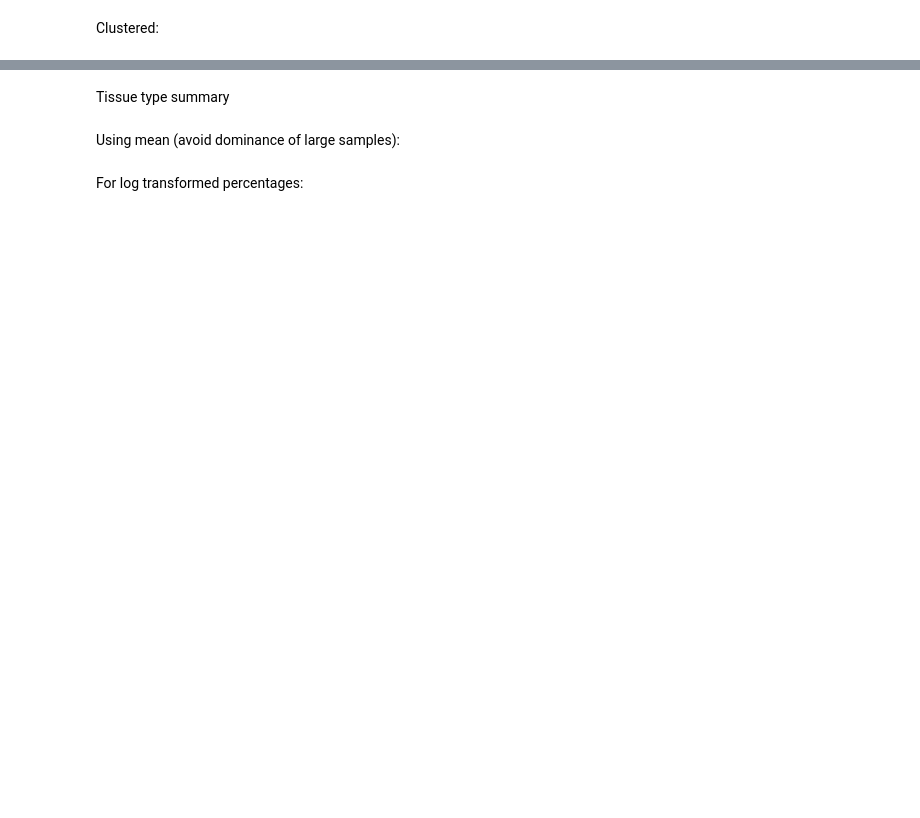
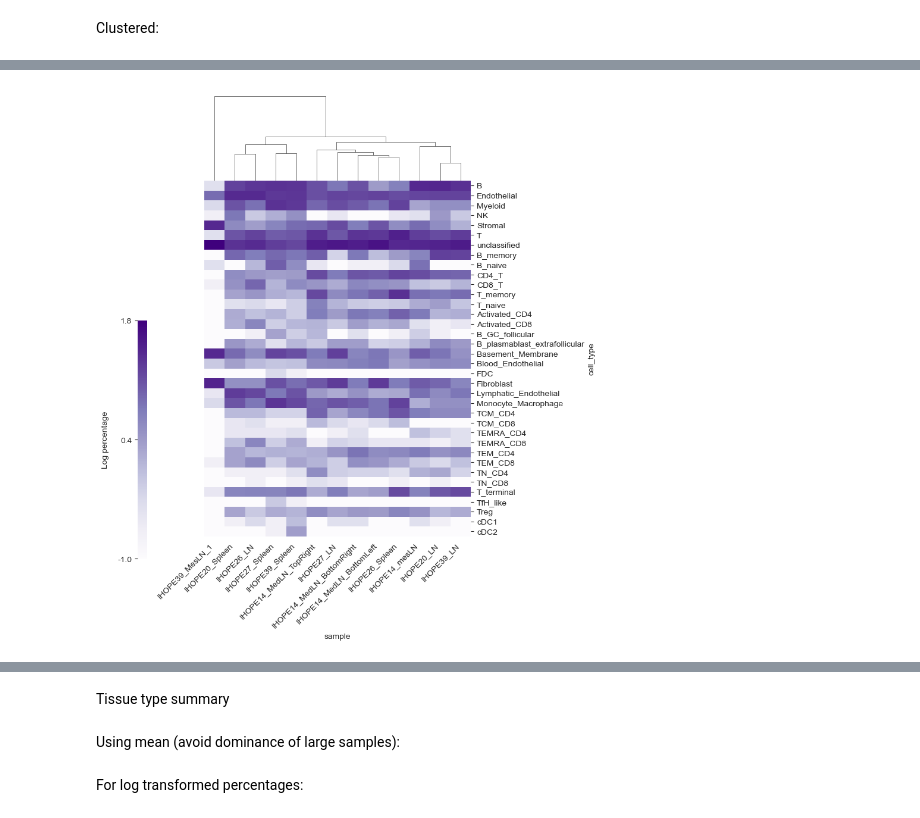
Before and after one commit to EmmyRamsesBerg/IHOPE_SpatialProteomics, a Jupyter notebook: notebooks/Sample_comparison_IHOPE.ipynb, the cells around one changed output, grey strips where cells are left out. Drawn from its saved outputs; the diff is of its cells as text; code cells hidden in the pictures; blank space fills up the shorter version.

```diff
--- a/notebooks/Sample_comparison_IHOPE.ipynb
+++ b/notebooks/Sample_comparison_IHOPE.ipynb
@@ -142,13 +150,15 @@ plot_celltype_clustermap(
 # %%
 # Only cluster samples
 
 plot_celltype_clustermap(
     matrix,
-    colorbar_legend="Percentage",
+    colorbar_legend="Log percentage",
     scale="log",
     cluster_rows=False,
     cluster_cols=True
 )
+# %% [output]
+[figure, added]
 # %%
 # With correlation metric instead of Euclidean
 
```
Also changed, not shown: parts of 15 cells of this notebook.
